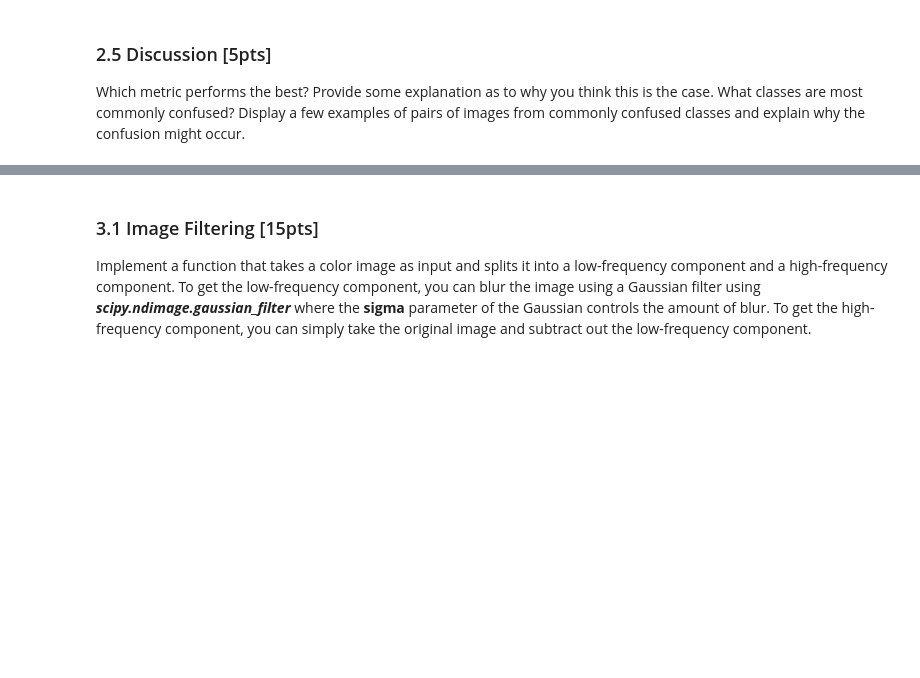
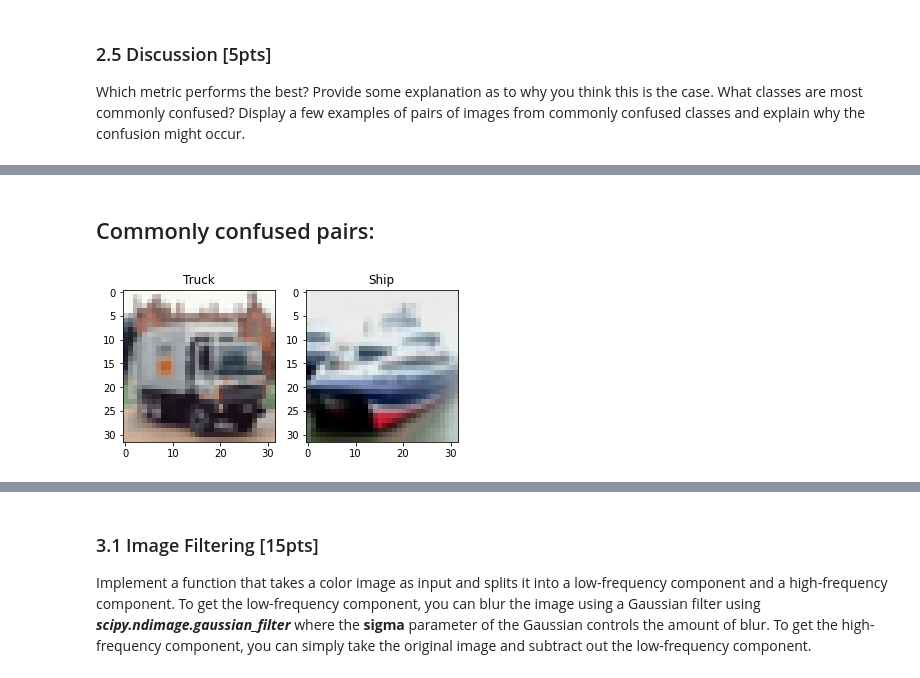
Before and after one commit to brookekelseyryan/Image-Understanding-CS-216, a Jupyter notebook: Homework1/assignment1.ipynb, the cells around one changed output, grey strips where cells are left out. Saved outputs shown, nothing was run; the diff lists cells and outputs as text; code cells hidden in the pictures; blank space fills up the shorter version.

```diff
--- a/Homework1/assignment1.ipynb
+++ b/Homework1/assignment1.ipynb
@@ -405,0 +445,21 @@ Which metric performs the best? Provide some explanation as to why you think thi
+# %% [markdown]
+## Commonly confused pairs:
+# %%
+test_batch = unpickle(cifar + 'test_batch')
+batches_meta = unpickle(cifar + 'batches.meta')
+
+truck = test_batch['labels'].index(9)
+ship = test_batch['labels'].index(8)
+
+truck_img = save_as_image(test_batch["data"][truck], "fname")
+ship_img = save_as_image(test_batch["data"][ship], "fname")
+
+fig, axs = plt.subplots(1, 2)
+axs[0].set_title("Truck")
+axs[0].imshow(truck_img)
+axs[1].set_title("Ship")
+axs[1].imshow(ship_img)
+
+plt.show()
+# %% [output]
+[figure, added]
```
Also changed, not shown: parts of 15 cells of this notebook.
